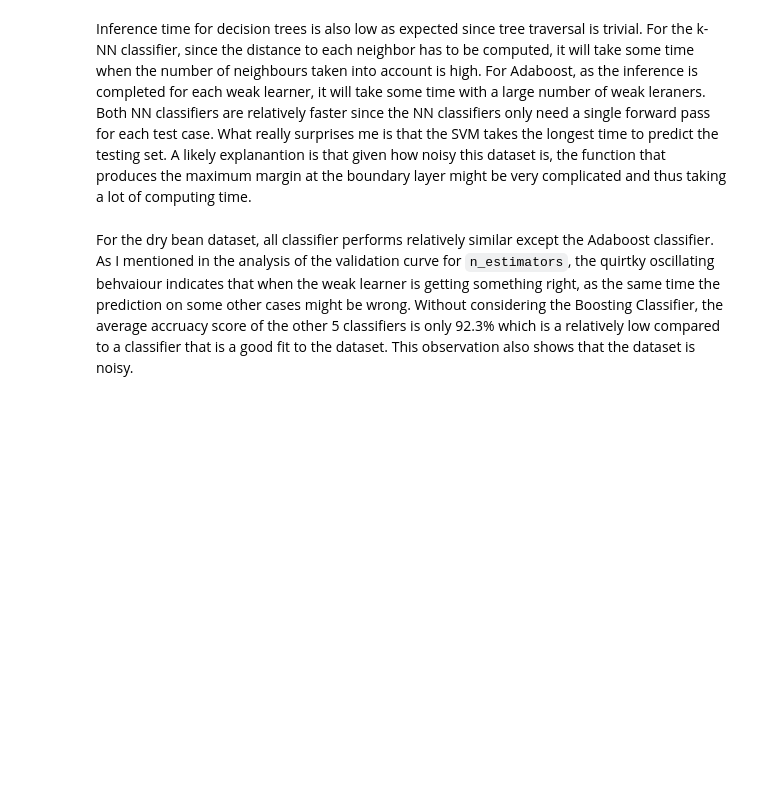
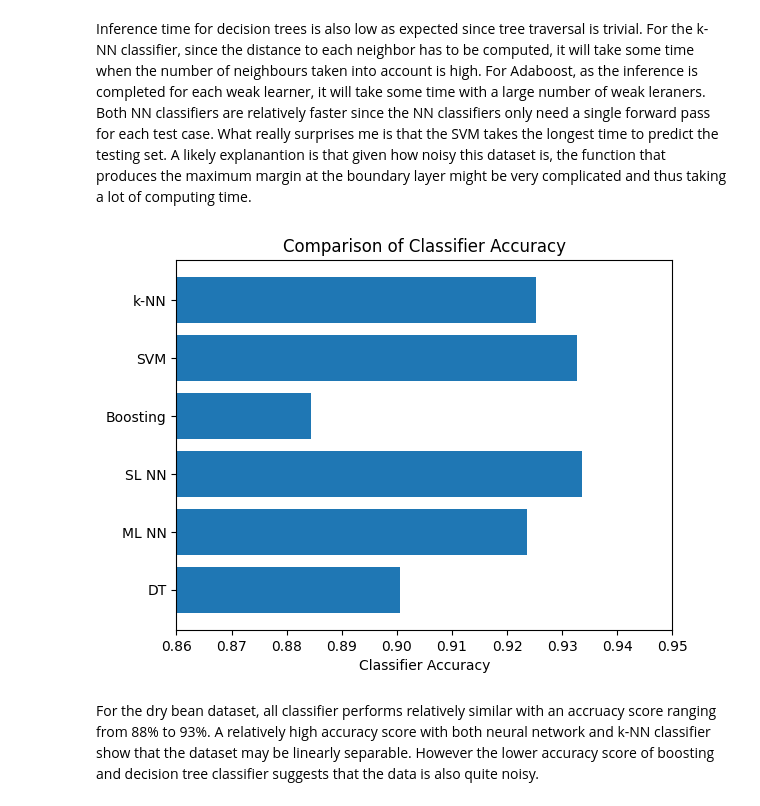
Before and after one commit to harry-z-kang/CS7641, a Jupyter notebook: supervised_learning/dry_bean.ipynb, the cells around one changed output. Drawn from its saved outputs; the diff is of its cells as text; code cells hidden in the pictures; blank space fills up the shorter version.

```diff
--- a/supervised_learning/dry_bean.ipynb
+++ b/supervised_learning/dry_bean.ipynb
@@ -705,12 +773,14 @@ Inference time for decision trees is also low as expected since tree traversal i
 # %%
 plt.figure()
 plt.barh(y_ticks, classifier_accuracy)
 plt.gca().set_yticks(y_ticks)
 plt.gca().set_yticklabels(classifiers)
 plt.title('Comparison of Classifier Accuracy')
 plt.xlabel('Classifier Accuracy')
-plt.gca().set_xlim(0.5, 0.95)
+plt.gca().set_xlim(0.86, 0.95)
 plt.savefig('images/dry_bean/dry_bean_accuracy.png', dpi=300, bbox_inches='tight')
 plt.show()
+# %% [output]
+[figure, added]
-# %% [markdown]
-For the dry bean dataset, all classifier performs relatively similar except the Adaboost classifier. As I mentioned in the analysis of the validation curve for `n_estimators`, the quirtky oscillating behvaiour indicates that when the weak learner is getting something right, as the same time the prediction on some other cases might be wrong. Without considering the Boosting Classifier, the average accruacy score of the other 5 classifiers is only 92.3% which is a relatively low compared to a classifier that is a good fit to the dataset. This observation also shows that the dataset is noisy.
+# %% [markdown]
+For the dry bean dataset, all classifier performs relatively similar with an accruacy score ranging from 88% to 93%. A relatively high accuracy score with both neural network and k-NN classifier show that the dataset may be linearly separable. However the lower accuracy score of boosting and decision tree classifier suggests that the data is also quite noisy.
```
Also changed, not shown: parts of 27 cells of this notebook, 1 other file.
